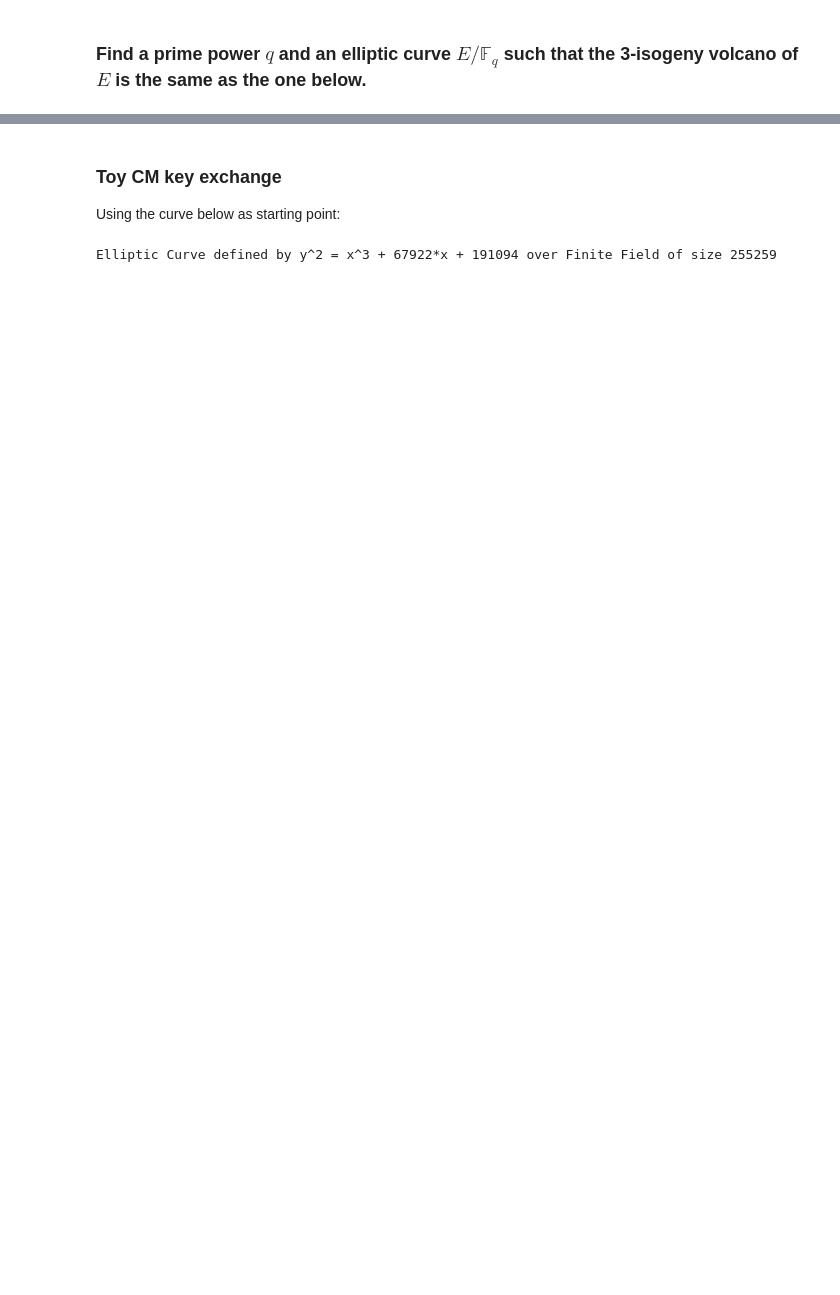
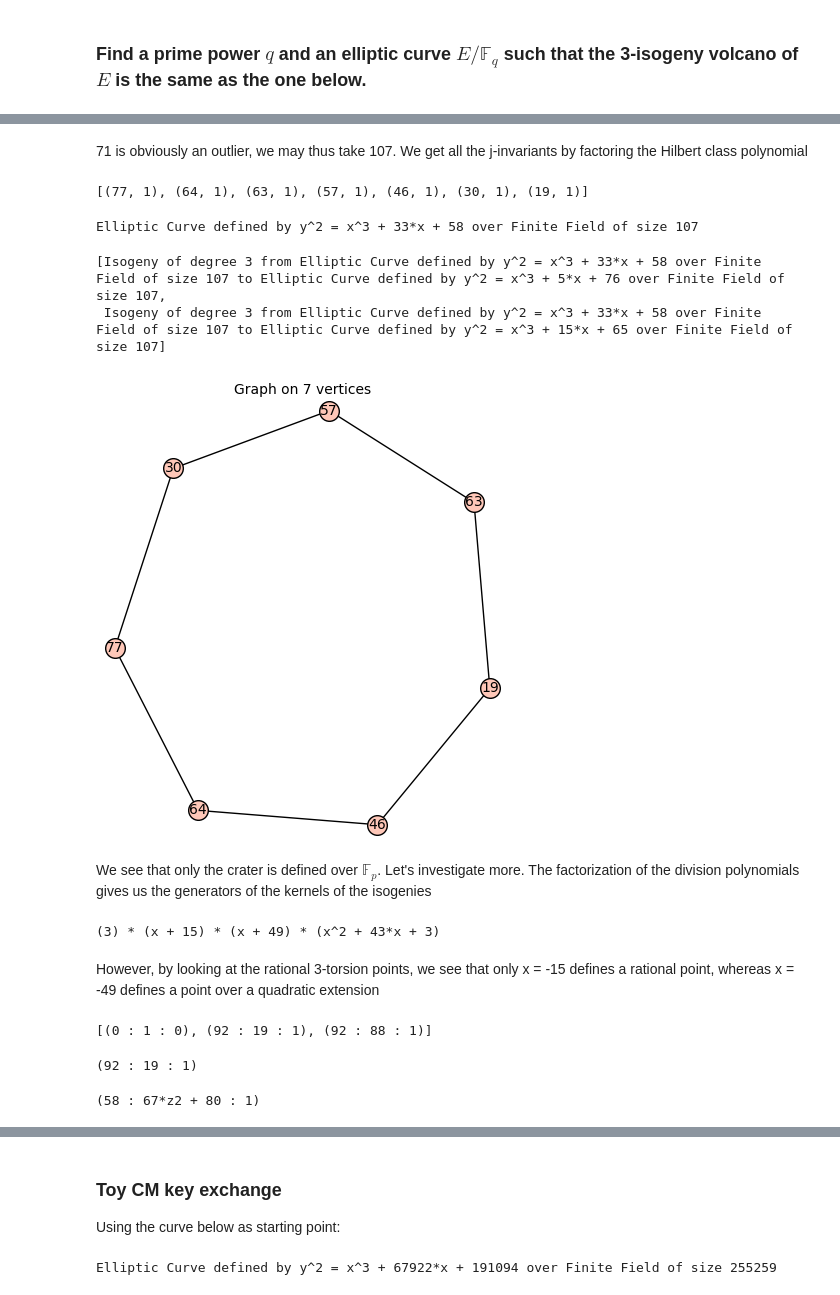
Before and after one commit to defeo/crypt-b-it-2022, a Jupyter notebook: 2022-09-15-day3.ipynb, the cells around one changed output, grey strips where cells are left out. Cells and saved outputs as stored; diff of their text form; code cells hidden in the pictures; blank space fills up the shorter version.

```diff
--- a/2022-09-15-day3.ipynb
+++ b/2022-09-15-day3.ipynb
@@ -27,0 +140,43 @@ Elliptic Curve defined by y^2 = x^3 + 12242890*x + 7614456 over Finite Field of
+# %% [markdown]
+71 is obviously an outlier, we may thus take 107. We get all the j-invariants by factoring the Hilbert class polynomial
+# %%
+p = 107
+k = GF(p)
+Hp = H.change_ring(k)
+Hp.roots()
+# %% [output]
+[(77, 1), (64, 1), (63, 1), (57, 1), (46, 1), (30, 1), (19, 1)]
+# %%
+E = EllipticCurve(j=GF(p)(77))
+E
+# %% [output]
+Elliptic Curve defined by y^2 = x^3 + 33*x + 58 over Finite Field of size 107
+# %%
+E.isogenies_prime_degree(3)
+# %% [output]
+[Isogeny of degree 3 from Elliptic Curve defined by y^2 = x^3 + 33*x + 58 over Finite Field of size 107 to Elliptic Curve defined by y^2 = x^3 + 5*x + 76 over Finite Field of size 107,
+ Isogeny of degree 3 from Elliptic Curve defined by y^2 = x^3 + 33*x + 58 over Finite Field of size 107 to Elliptic Curve defined by y^2 = x^3 + 15*x + 65 over Finite Field of size 107]
+# %%
+E.isogeny_ell_graph(3, directed=False, label_by_j=True)
+# %% [output]
+[figure, added]
+# %% [markdown]
+We see that only the crater is defined over $𝔽_p$. Let's investigate more. The factorization of the division polynomials gives us the generators of the kernels of the isogenies
+# %%
+E.division_polynomial(3).factor()
+# %% [output]
+(3) * (x + 15) * (x + 49) * (x^2 + 43*x + 3)
+# %% [markdown]
+However, by looking at the rational 3-torsion points, we see that only x = -15 defines a rational point, whereas x = -49 defines a point over a quadratic extension
+# %%
+E(0).division_points(3)
+# %% [output]
+[(0 : 1 : 0), (92 : 19 : 1), (92 : 88 : 1)]
+# %%
+E.lift_x(-15)
+# %% [output]
+(92 : 19 : 1)
+# %%
+E.change_ring(GF(p^2)).lift_x(-49)
+# %% [output]
+(58 : 67*z2 + 80 : 1)
```
Also changed, not shown: parts of 84 cells of this notebook.
